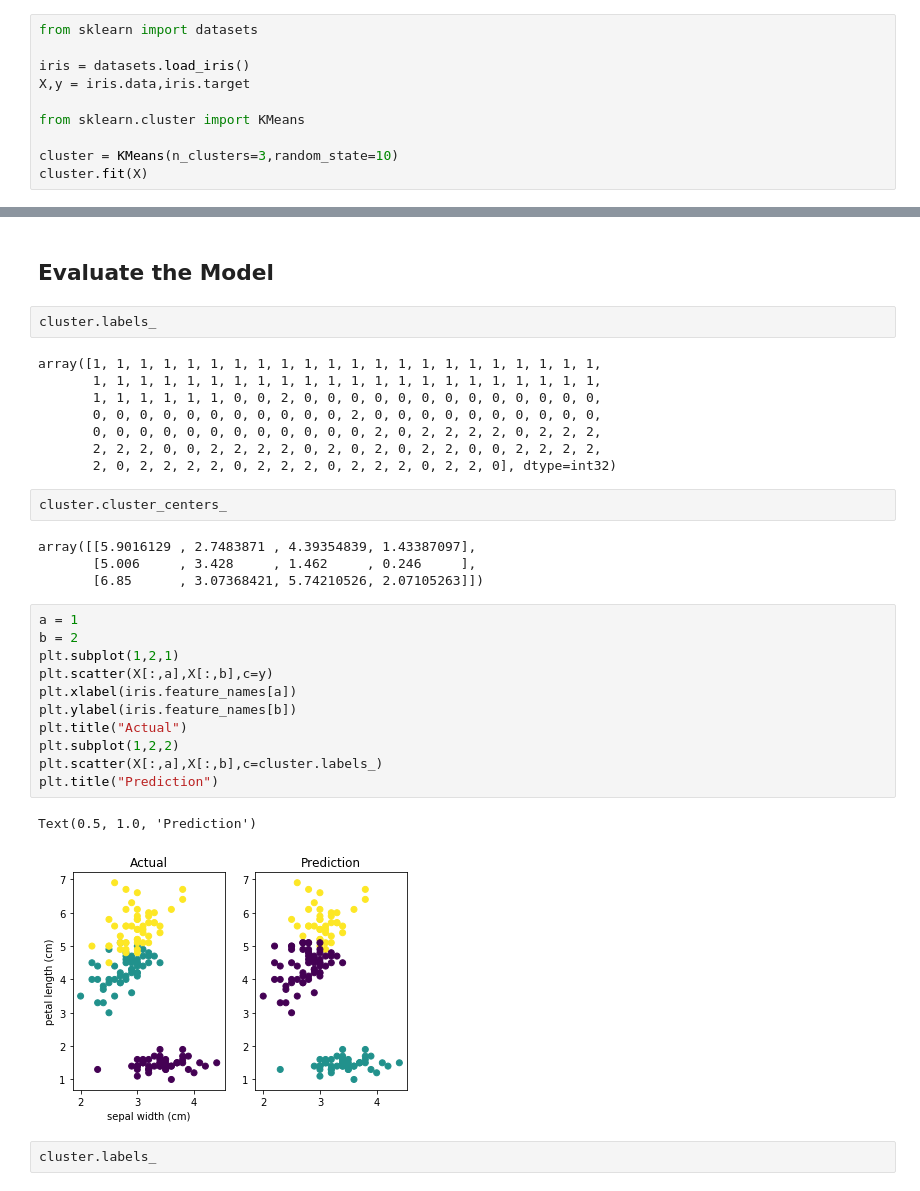
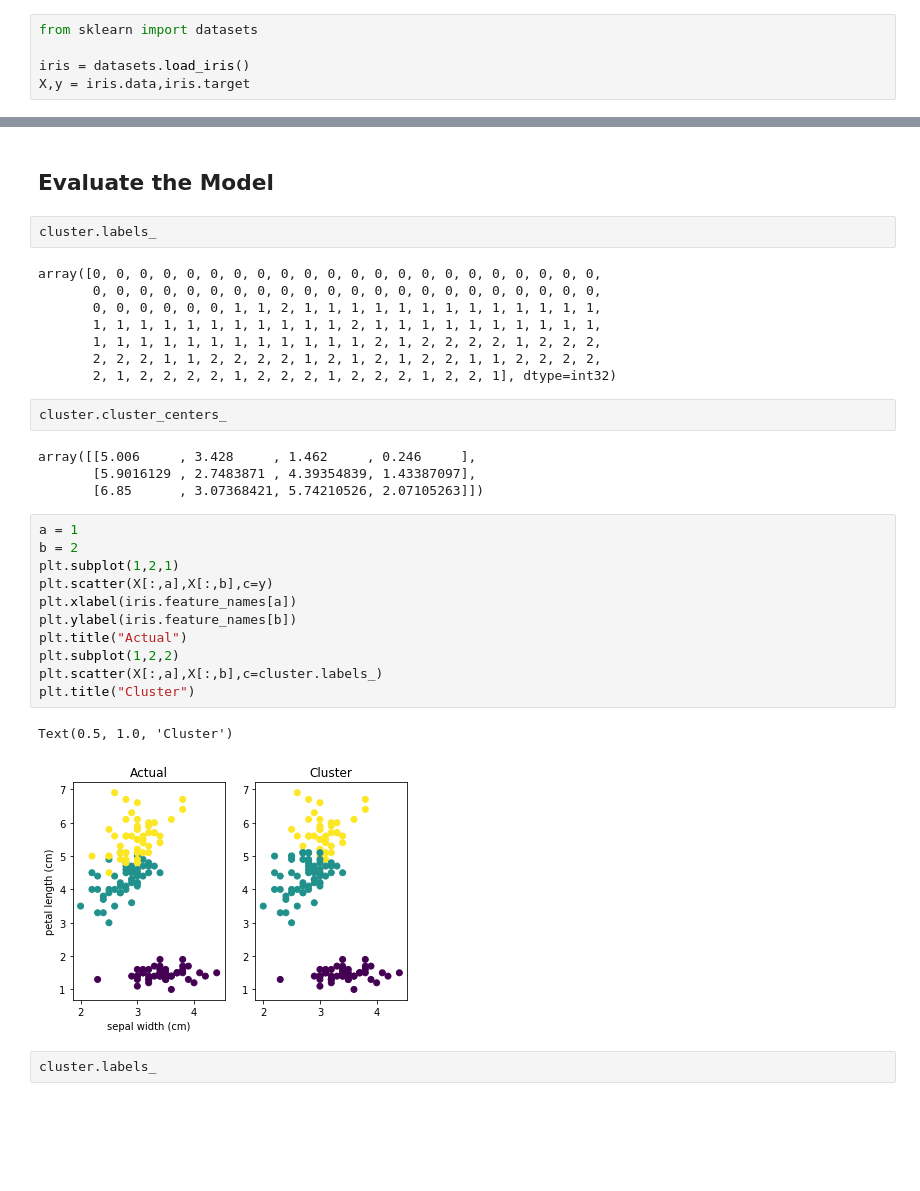
Before and after one commit to anqitu/SckitLearn, a Jupyter notebook: exercises/Module 4 Clustering.ipynb, the cells around one changed output, grey strips where cells are left out. Saved outputs shown, nothing was run; the diff lists cells and outputs as text; blank space fills up the shorter version.

```diff
--- a/exercises/Module 4 Clustering.ipynb
+++ b/exercises/Module 4 Clustering.ipynb
@@ -9,8 +9,3 @@ from sklearn import datasets
 
 iris = datasets.load_iris()
 X,y = iris.data,iris.target
-
-from sklearn.cluster import KMeans
-
-cluster = KMeans(n_clusters=3,random_state=10)
-cluster.fit(X)
@@ -47,33 +38,33 @@ KMeans(algorithm='auto', copy_x=True, init='k-means++', max_iter=300,
 # %%
 cluster.labels_
 # %% [output]
-array([1, 1, 1, 1, 1, 1, 1, 1, 1, 1, 1, 1, 1, 1, 1, 1, 1, 1, 1, 1, 1, 1,
-       1, 1, 1, 1, 1, 1, 1, 1, 1, 1, 1, 1, 1, 1, 1, 1, 1, 1, 1, 1, 1, 1,
-       1, 1, 1, 1, 1, 1, 0, 0, 2, 0, 0, 0, 0, 0, 0, 0, 0, 0, 0, 0, 0, 0,
-       0, 0, 0, 0, 0, 0, 0, 0, 0, 0, 0, 2, 0, 0, 0, 0, 0, 0, 0, 0, 0, 0,
-       0, 0, 0, 0, 0, 0, 0, 0, 0, 0, 0, 0, 2, 0, 2, 2, 2, 2, 0, 2, 2, 2,
-       2, 2, 2, 0, 0, 2, 2, 2, 2, 0, 2, 0, 2, 0, 2, 2, 0, 0, 2, 2, 2, 2,
-       2, 0, 2, 2, 2, 2, 0, 2, 2, 2, 0, 2, 2, 2, 0, 2, 2, 0], dtype=int32)
+array([0, 0, 0, 0, 0, 0, 0, 0, 0, 0, 0, 0, 0, 0, 0, 0, 0, 0, 0, 0, 0, 0,
+       0, 0, 0, 0, 0, 0, 0, 0, 0, 0, 0, 0, 0, 0, 0, 0, 0, 0, 0, 0, 0, 0,
+       0, 0, 0, 0, 0, 0, 1, 1, 2, 1, 1, 1, 1, 1, 1, 1, 1, 1, 1, 1, 1, 1,
+       1, 1, 1, 1, 1, 1, 1, 1, 1, 1, 1, 2, 1, 1, 1, 1, 1, 1, 1, 1, 1, 1,
+       1, 1, 1, 1, 1, 1, 1, 1, 1, 1, 1, 1, 2, 1, 2, 2, 2, 2, 1, 2, 2, 2,
+       2, 2, 2, 1, 1, 2, 2, 2, 2, 1, 2, 1, 2, 1, 2, 2, 1, 1, 2, 2, 2, 2,
+       2, 1, 2, 2, 2, 2, 1, 2, 2, 2, 1, 2, 2, 2, 1, 2, 2, 1], dtype=int32)
 # %%
 cluster.cluster_centers_
 # %% [output]
-array([[5.9016129 , 2.7483871 , 4.39354839, 1.43387097],
-       [5.006     , 3.428     , 1.462     , 0.246     ],
+array([[5.006     , 3.428     , 1.462     , 0.246     ],
+       [5.9016129 , 2.7483871 , 4.39354839, 1.43387097],
        [6.85      , 3.07368421, 5.74210526, 2.07105263]])
 # %%
 a = 1
 b = 2
 plt.subplot(1,2,1)
 plt.scatter(X[:,a],X[:,b],c=y)
 plt.xlabel(iris.feature_names[a])
 plt.ylabel(iris.feature_names[b])
 plt.title("Actual")
 plt.subplot(1,2,2)
 plt.scatter(X[:,a],X[:,b],c=cluster.labels_)
-plt.title("Prediction")
+plt.title("Cluster")
 # %% [output]
-Text(0.5, 1.0, 'Prediction')
+Text(0.5, 1.0, 'Cluster')
-[figure, old version]
+[figure, new version]
 # %%
 cluster.labels_
 # %% [output]
```
Also changed, not shown: parts of 12 cells of this notebook, 2 other files.
